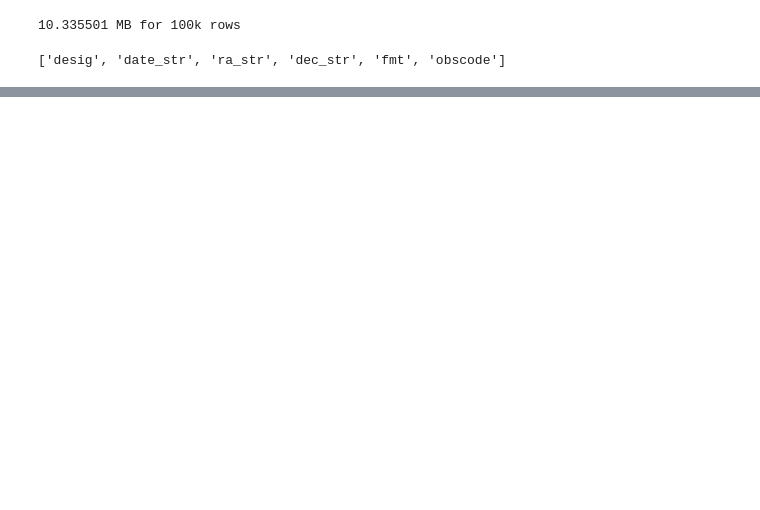
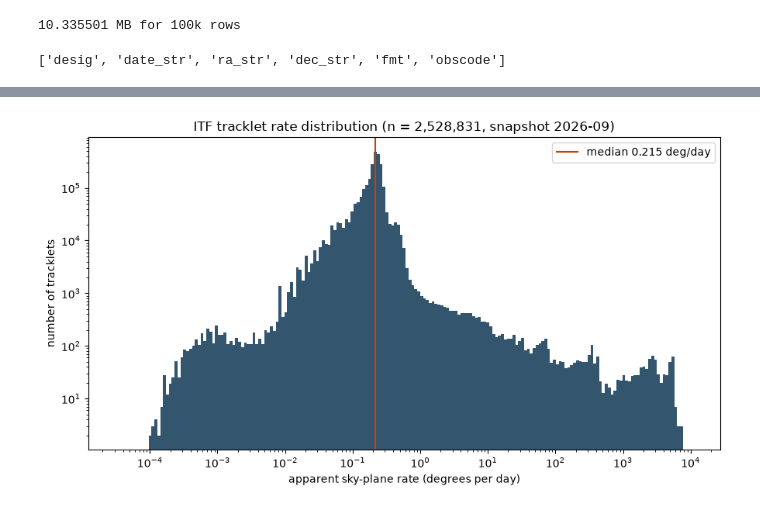
Before and after one commit to MarshallF-dev/Project-INTERLOPER, a Jupyter notebook: notebooks/05_kinematics.ipynb, the cells around one changed output, grey strips where cells are left out. Drawn from its saved outputs; the diff is of its cells as text; code cells hidden in the pictures; blank space fills up the shorter version.

Commit message:
Add tracklet rate table and rate distribution figure (notebook 05)

```diff
--- a/notebooks/05_kinematics.ipynb
+++ b/notebooks/05_kinematics.ipynb
@@ -81,0 +82,11 @@ Wall time: 19.3 s
+# %%
+#this is simply a setup cell that gives me variables and libraries I need
+from pathlib import Path
+import pandas as pd
+import numpy as np
+
+ROOT = Path.cwd()
+while not (ROOT / "data").is_dir() and ROOT != ROOT.parent:
+    ROOT = ROOT.parent
+DATA = ROOT / "data"
+print("repo root:", ROOT)
@@ -81,0 +206,26 @@ Wall time: 19.3 s
+# %%
+%%time
+#this cell plots and saves the above data
+import matplotlib.pyplot as plt #plotting library
+
+t = pd.read_parquet(DATA / "tracklets.parquet") #loads the tracklet table from the saved file, instead of trusting that t is in memory (don't need to run above cell)
+r = t["rate_dpd"] #pulls out just the rate column, names it r, so everything below is easier
+r = r[r > 0] #keeps only rates above zero (a log axis can't show zero)
+
+fig, ax = plt.subplots(figsize=(9,5)) #creates a blank chart. fig is the image and ax is the plotting area. 9 in wide, 5 tall.
+bins = np.logspace(np.log10(r.min()), np.log10(r.max()), 200) #sets up slots rates are "sorted" into
+ax.hist(r, bins=bins, color="#33556e") #draws the histogram, a bar chart where the bar height equals the num of tracklets that landed in that bin. this color is a dark blue
+ax.set_xscale("log") #puts the horozintal axis on a log scale. NEEDED
+ax.set_yscale("log") #same thing but for the vertical axis
+
+ax.axvline(r.median(), color="#c1440e", lw=1.5, label=f"median {r.median():.3f} deg/day") #draws a vertical line at the median rate in orange. lw is the line width, label is the text in the legend
+ax.set_xlabel("apparent sky-plane rate (degrees per day)") #labels x axis
+ax.set_ylabel("number of tracklets") #labels y axis
+ax.set_title(f"ITF tracklet rate distribution (n = {len(r):,}, snapshot 2026-09)") #the title. n = num tracklets in the chart. "snapshot 2026-09", is important because the iTF keeps shrinking, so which version of the archive it comes from is important information
+ax.legend() #shows the legend box
+fig.tight_layout() #nudges the spacing so labels dont get cut off
+
+#fig.savefig(ROOT / "figures" / "itf_rate_distribution_v1.png", dpi=150) #saves the chart to my figures folder, 150 dpi
+plt.show() #displays chart in notebook.
+# %% [output]
+[figure, added]
```
Also changed, not shown: parts of 8 cells of this notebook, 2 other files.
